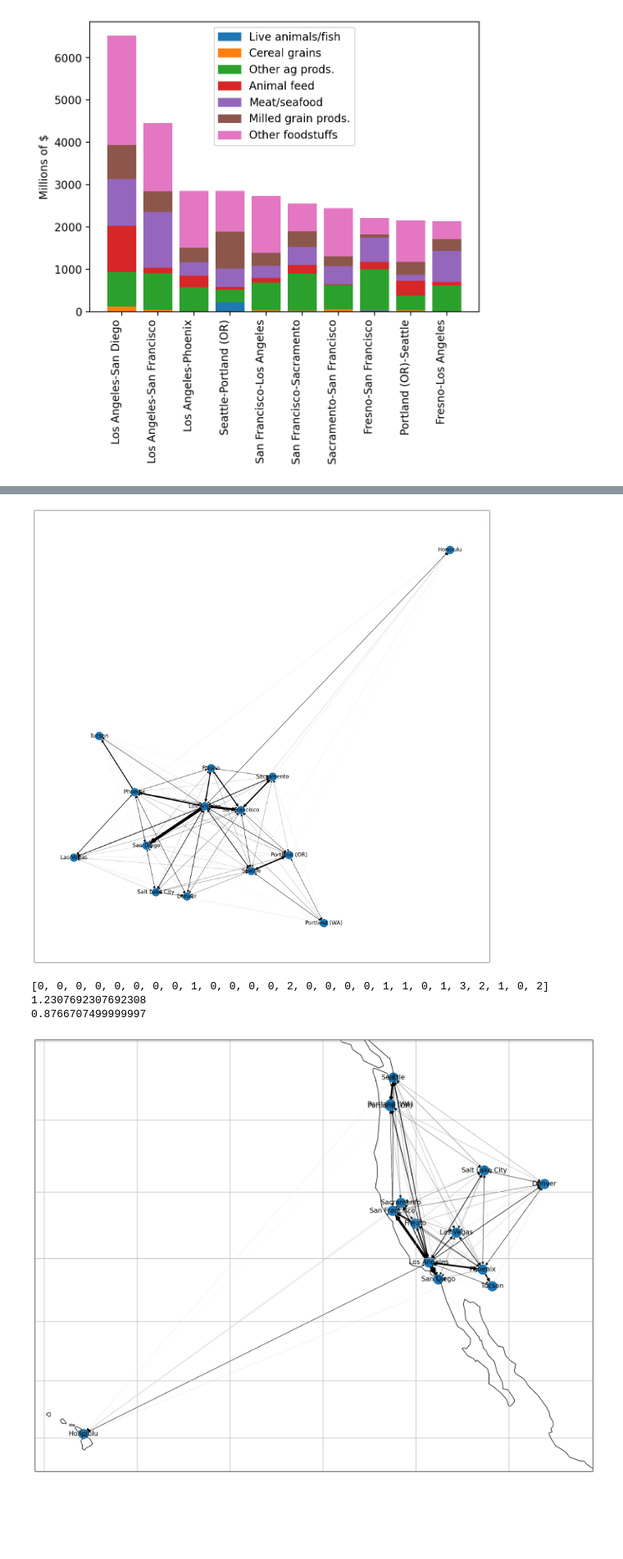
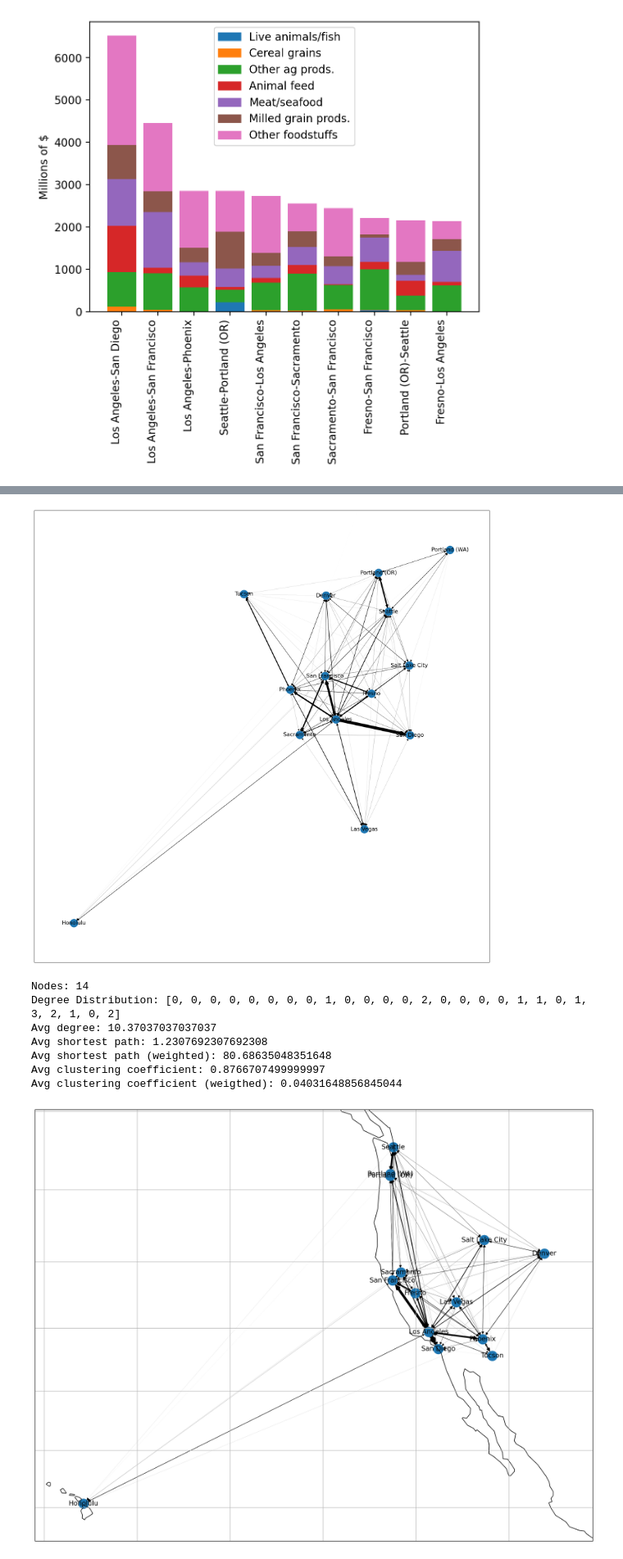
Before and after one commit to franktucci/498-fat5-trade-analysis, a Jupyter notebook: main.ipynb, the cells around one changed output, grey strips where cells are left out. Shown at 82% size. Saved outputs shown, nothing was run; the diff lists cells and outputs as text; code cells hidden in the pictures; blank space fills up the shorter version.

Commit message:
coefficients

```diff
--- a/main.ipynb
+++ b/main.ipynb
@@ -178,18 +178,28 @@ adj_mat
 # %%
 G = nx.from_pandas_adjacency(df=adj_mat, create_using=nx.DiGraph())
 width = [adj_mat.loc[edge[0], edge[1]] / 1000 for edge in nx.edges(G)]
 plt.figure(figsize=(18,18))
 nx.draw_networkx(G, arrows=True, width=width)
 plt.savefig("output.png", dpi=300)
 plt.show()
-print(nx.degree_histogram(G))
-print(nx.average_shortest_path_length(G))
-print(nx.average_clustering(G))
+nx.set_edge_attributes(G, {edge: adj_mat.loc[edge[0], edge[1]] for edge in nx.edges(G)}, "weight")
+degree_hist = nx.degree_histogram(G)
+print("Nodes: " + str(len(G.nodes)))
+print("Degree Distribution: " + str(nx.degree_histogram(G)))
+print("Avg degree: " + str(sum([degree_hist[i] * i for i in range(len(degree_hist))]) / len(degree_hist)))
+print("Avg shortest path: " + str(nx.average_shortest_path_length(G)))
+print("Avg shortest path (weighted): " + str(nx.average_shortest_path_length(G, weight="weight")))
+print("Avg clustering coefficient: " + str(nx.average_clustering(G)))
+print("Avg clustering coefficient (weigthed): " + str(nx.average_clustering(G, weight="weight")))
 # %% [output]
-[figure, old version]
+[figure, new version]
-[0, 0, 0, 0, 0, 0, 0, 0, 1, 0, 0, 0, 0, 2, 0, 0, 0, 0, 1, 1, 0, 1, 3, 2, 1, 0, 2]
-1.2307692307692308
-0.8766707499999997
+Nodes: 14
+Degree Distribution: [0, 0, 0, 0, 0, 0, 0, 0, 1, 0, 0, 0, 0, 2, 0, 0, 0, 0, 1, 1, 0, 1, 3, 2, 1, 0, 2]
+Avg degree: 10.37037037037037
+Avg shortest path: 1.2307692307692308
+Avg shortest path (weighted): 80.68635048351648
+Avg clustering coefficient: 0.8766707499999997
+Avg clustering coefficient (weigthed): 0.04031648856845044
 # %%
 coord_df = pd.read_csv(home + "coordinates.csv")
 coord_df.set_index("City", inplace=True)
```
